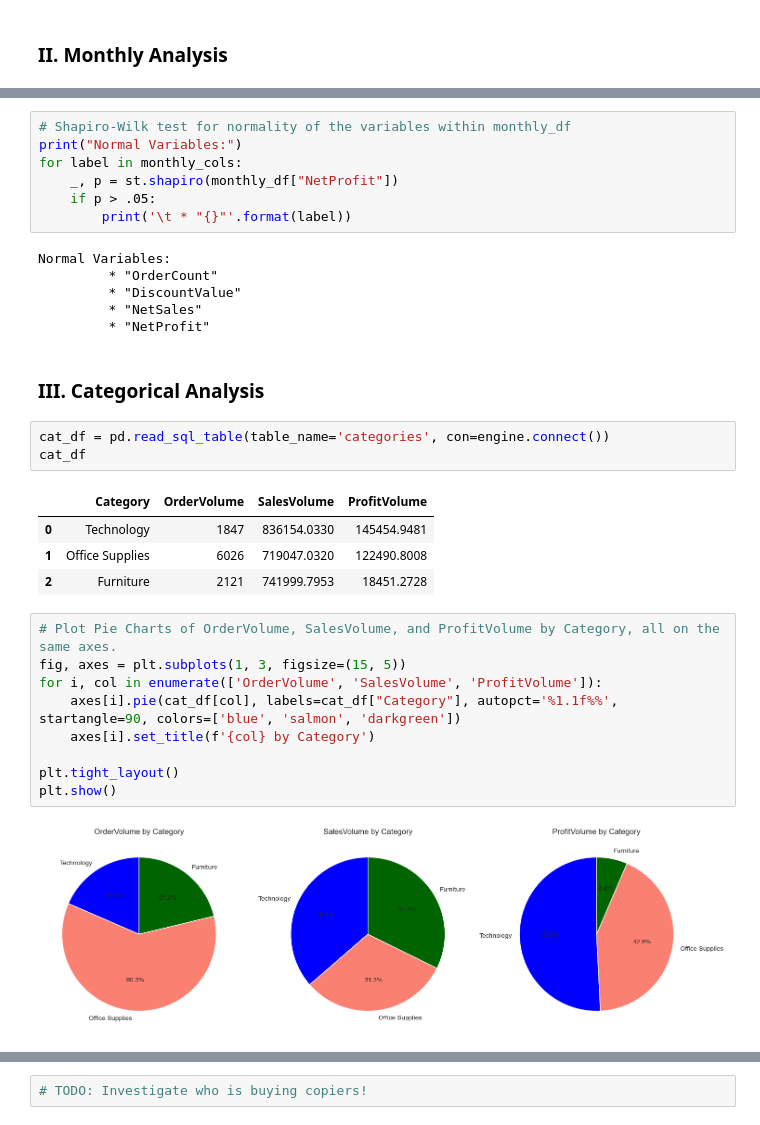
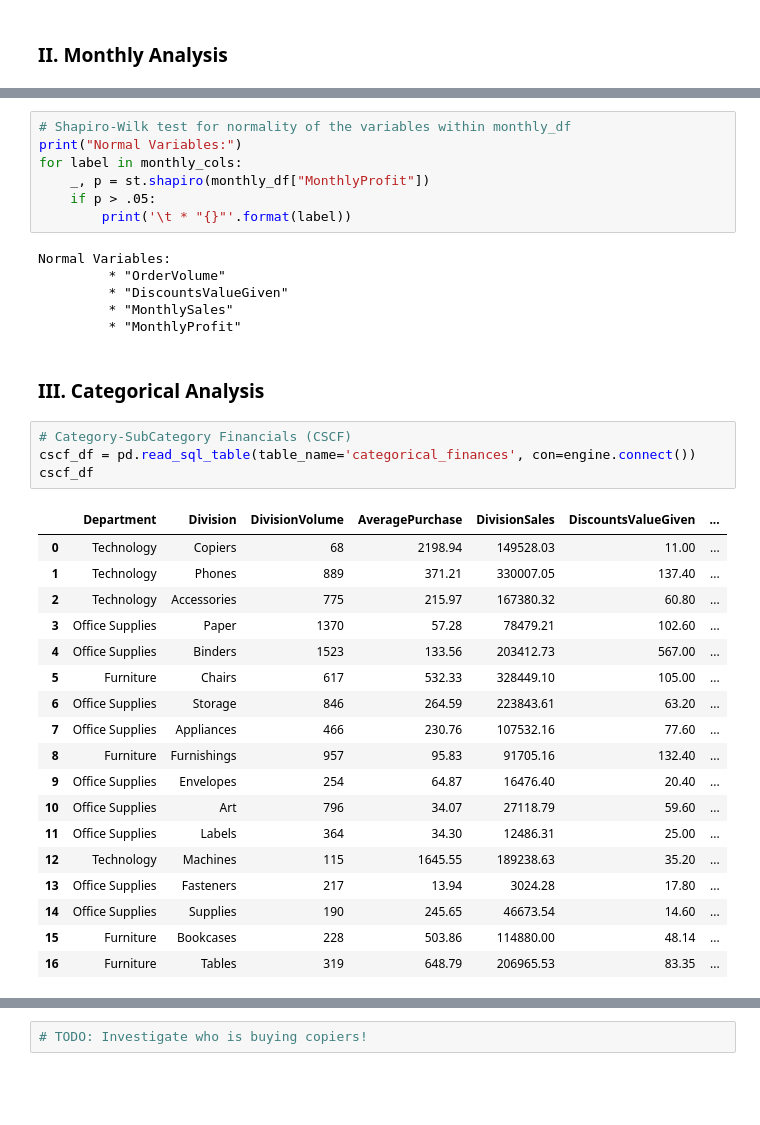
Before and after one commit to Road2Data/P4-Superstore-Sales, a Jupyter notebook: analysis.ipynb, the cells around one changed output, grey strips where cells are left out. Cells and saved outputs as stored; diff of their text form; blank space fills up the shorter version.

```diff
--- a/analysis.ipynb
+++ b/analysis.ipynb
@@ -89,33 +90,37 @@ plt.show()
 # Shapiro-Wilk test for normality of the variables within monthly_df
 print("Normal Variables:")
 for label in monthly_cols:
-    _, p = st.shapiro(monthly_df["NetProfit"])
+    _, p = st.shapiro(monthly_df["MonthlyProfit"])
     if p > .05:
         print('\t * "{}"'.format(label))
 # %% [output]
 Normal Variables:
-         * "OrderCount"
-         * "DiscountValue"
-         * "NetSales"
-         * "NetProfit"
+         * "OrderVolume"
+         * "DiscountsValueGiven"
+         * "MonthlySales"
+         * "MonthlyProfit"
 # %% [markdown]
 ### III. Categorical Analysis
 # %%
-cat_df = pd.read_sql_table(table_name='categories', con=engine.connect())
-cat_df
+# Category-SubCategory Financials (CSCF)
+cscf_df = pd.read_sql_table(table_name='categorical_finances', con=engine.connect())
+cscf_df
 # %% [output]
-|  | Category | OrderVolume | SalesVolume | ProfitVolume |
-| 0 | Technology | 1847 | 836154.0330 | 145454.9481 |
-| 1 | Office Supplies | 6026 | 719047.0320 | 122490.8008 |
-| 2 | Furniture | 2121 | 741999.7953 | 18451.2728 |
+|  | Department | Division | DivisionVolume | AveragePurchase | DivisionSales | DiscountsValueGiven | ... |
+| 0 | Technology | Copiers | 68 | 2198.94 | 149528.03 | 11.00 | ... |
+| 1 | Technology | Phones | 889 | 371.21 | 330007.05 | 137.40 | ... |
+| 2 | Technology | Accessories | 775 | 215.97 | 167380.32 | 60.80 | ... |
+| 3 | Office Supplies | Paper | 1370 | 57.28 | 78479.21 | 102.60 | ... |
+| 4 | Office Supplies | Binders | 1523 | 133.56 | 203412.73 | 567.00 | ... |
+| 5 | Furniture | Chairs | 617 | 532.33 | 328449.10 | 105.00 | ... |
+| 6 | Office Supplies | Storage | 846 | 264.59 | 223843.61 | 63.20 | ... |
+| 7 | Office Supplies | Appliances | 466 | 230.76 | 107532.16 | 77.60 | ... |
+| 8 | Furniture | Furnishings | 957 | 95.83 | 91705.16 | 132.40 | ... |
+| 9 | Office Supplies | Envelopes | 254 | 64.87 | 16476.40 | 20.40 | ... |
+| 10 | Office Supplies | Art | 796 | 34.07 | 27118.79 | 59.60 | ... |
+| 11 | Office Supplies | Labels | 364 | 34.30 | 12486.31 | 25.00 | ... |
+| 12 | Technology | Machines | 115 | 1645.55 | 189238.63 | 35.20 | ... |
+| 13 | Office Supplies | Fasteners | 217 | 13.94 | 3024.28 | 17.80 | ... |
+| 14 | Office Supplies | Supplies | 190 | 245.65 | 46673.54 | 14.60 | ... |
+| 15 | Furniture | Bookcases | 228 | 503.86 | 114880.00 | 48.14 | ... |
+| 16 | Furniture | Tables | 319 | 648.79 | 206965.53 | 83.35 | ... |
-# %%
-# Plot Pie Charts of OrderVolume, SalesVolume, and ProfitVolume by Category, all on the same axes.
-fig, axes = plt.subplots(1, 3, figsize=(15, 5))
-for i, col in enumerate(['OrderVolume', 'SalesVolume', 'ProfitVolume']):
-    axes[i].pie(cat_df[col], labels=cat_df["Category"], autopct='%1.1f%%', startangle=90, colors=['blue', 'salmon', 'darkgreen'])
-    axes[i].set_title(f'{col} by Category')
-
-plt.tight_layout()
-plt.show()
-# %% [output]
-[figure, removed]
```
Also changed, not shown: parts of 12 cells of this notebook, 5 other files.
